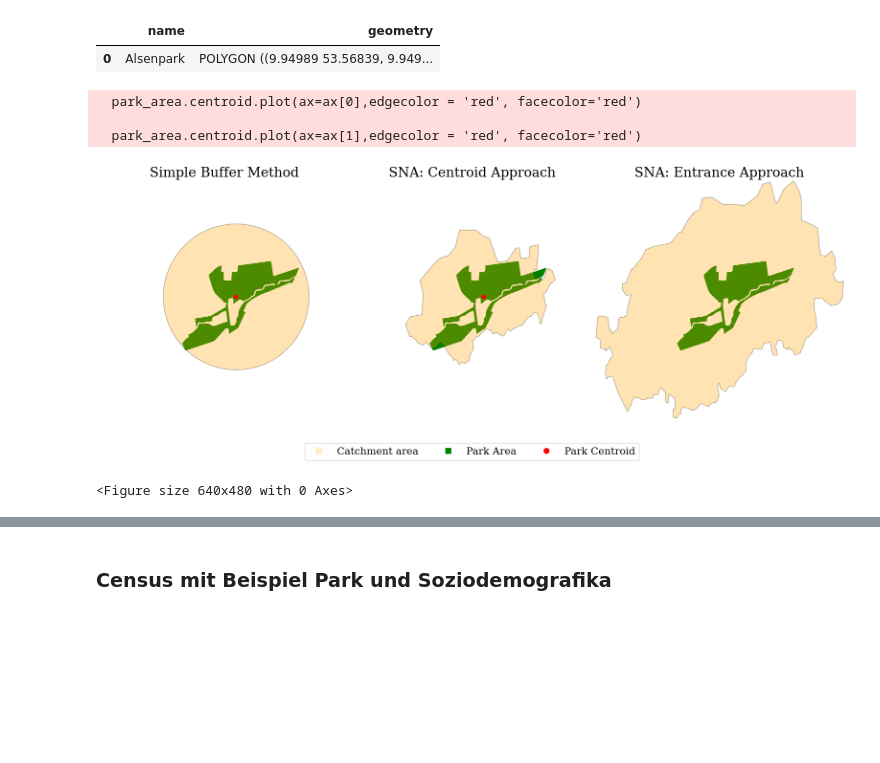
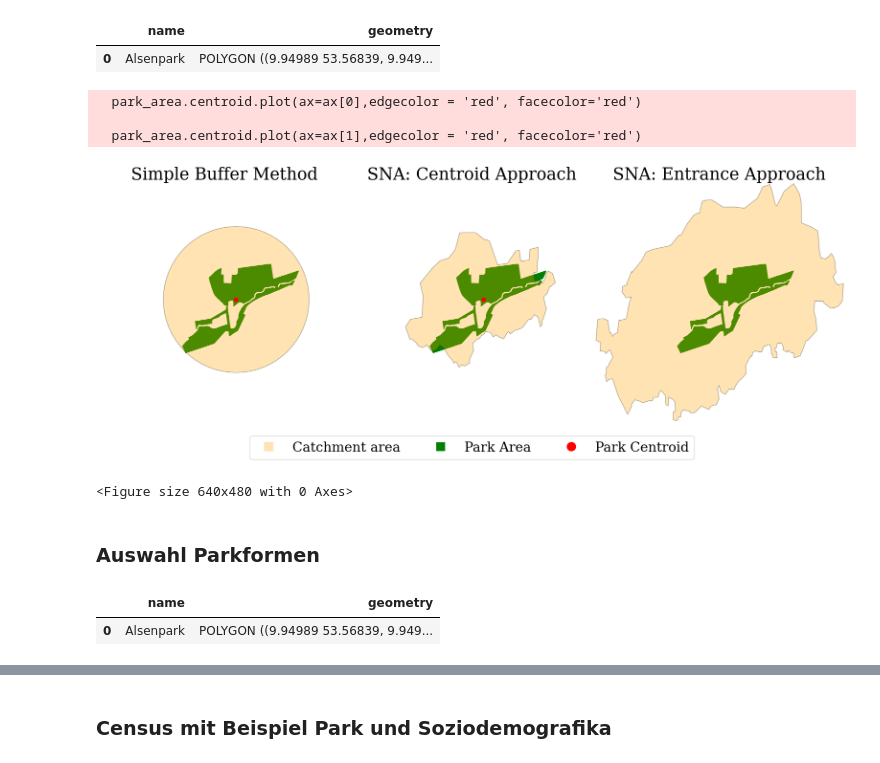
Before and after one commit to NicoLanghans/Master-Thesis, a Jupyter notebook: visualizations/maps.ipynb, the cells around one changed output, grey strips where cells are left out. Cells and saved outputs as stored; diff of their text form; code cells hidden in the pictures; blank space fills up the shorter version.

```diff
--- a/visualizations/maps.ipynb
+++ b/visualizations/maps.ipynb
@@ -241,51 +241,58 @@ fig, ax = plt.subplots(1, 3, figsize=(20, 7))
 park_area.plot(ax=ax[0], edgecolor='green', facecolor='green')
 buffer_park.plot(ax=ax[0], edgecolor='black', facecolor='orange', alpha = 0.3)
 park_area.centroid.plot(ax=ax[0],edgecolor = 'red', facecolor='red')
-ax[0].set_title('Simple Buffer Method', fontsize = 20, fontfamily ='serif')
+ax[0].set_title('Simple Buffer Method', fontsize = 25, fontfamily ='serif')
 
 # Plot für CA Centroid Park
 park_area.plot(ax=ax[1], edgecolor='green', facecolor='green')
 CA_centroid_park.plot(ax=ax[1], edgecolor='black', facecolor='orange', alpha = 0.3)
 park_area.centroid.plot(ax=ax[1],edgecolor = 'red', facecolor='red')
-ax[1].set_title('SNA: Centroid Approach',fontsize = 20, fontfamily ='serif')
+ax[1].set_title('SNA: Centroid Approach',fontsize = 25, fontfamily ='serif')
 
 # Plot für CA Entrance Park
 park_area.plot(ax=ax[2], edgecolor='green', facecolor='green')
 CA_entrance_park.plot(ax=ax[2], edgecolor='black', facecolor='orange', alpha = 0.3)
-ax[2].set_title('SNA: Entrance Approach',fontsize = 20, fontfamily ='serif')
+ax[2].set_title('SNA: Entrance Approach',fontsize = 25, fontfamily ='serif')
 
 # Achsenlimits setzen
 min_x = min(buffer_park.bounds.minx.min(), CA_centroid_park.bounds.minx.min(), CA_entrance_park.bounds.minx.min())
 max_x = max(buffer_park.bounds.maxx.max(), CA_centroid_park.bounds.maxx.max(), CA_entrance_park.bounds.maxx.max())
 min_y = min(buffer_park.bounds.miny.min(), CA_centroid_park.bounds.miny.min(), CA_entrance_park.bounds.miny.min())
 max_y = max(buffer_park.bounds.maxy.max(), CA_centroid_park.bounds.maxy.max(), CA_entrance_park.bounds.maxy.max())
 
 ax[0].set_xlim(min_x, max_x)
 ax[0].set_ylim(min_y, max_y)
 ax[1].set_xlim(min_x, max_x)
 ax[1].set_ylim(min_y, max_y)
 ax[2].set_xlim(min_x, max_x)
 ax[2].set_ylim(min_y, max_y)
 
 ax[0].set_axis_off()
 ax[1].set_axis_off()
 ax[2].set_axis_off()
 plt.subplots_adjust(wspace = 0.0)
 
 # Legend configuration
 legend_elements = [
-    Line2D([0], [0], marker='s', color='w', markerfacecolor='orange', alpha = 0.2, markersize=10, label='Catchment area'),
-    Line2D([0], [0], marker='s', color='w', markerfacecolor='green', markersize=10, label='Park Area'),
-    Line2D([0], [0], marker='o', color='w', markerfacecolor='red', markersize=10, label='Park Centroid')
+    Line2D([0], [0], marker='s', color='w', markerfacecolor='orange', alpha = 0.3, markersize=15, label='Catchment area'),
+    Line2D([0], [0], marker='s', color='w', markerfacecolor='green', markersize=15, label='Park Area'),
+    Line2D([0], [0], marker='o', color='w', markerfacecolor='red', markersize=15, label='Park Centroid')
 ]
 
-fig.legend(handles=legend_elements, loc='lower center', prop = FontProperties(family='serif', size = 15),ncol=3)
+fig.legend(handles=legend_elements, loc='lower center', prop = FontProperties(family='serif', size = 20),ncol=3)
 
 plt.show()
 plt.savefig('approach_overview_3types.png', bbox_inches='tight')
 # %% [output]
   park_area.centroid.plot(ax=ax[0],edgecolor = 'red', facecolor='red')
 
   park_area.centroid.plot(ax=ax[1],edgecolor = 'red', facecolor='red')
-[figure, old version]
+[figure, new version]
 <Figure size 640x480 with 0 Axes>
+# %% [markdown]
+### Auswahl Parkformen
+# %%
+park_catchment_areas.head(1)
+# %% [output]
+|  | name | geometry |
+| 0 | Alsenpark | POLYGON ((9.94989 53.56839, 9.949... |
```
Also changed, not shown: parts of 5 cells of this notebook, 2 other files.
